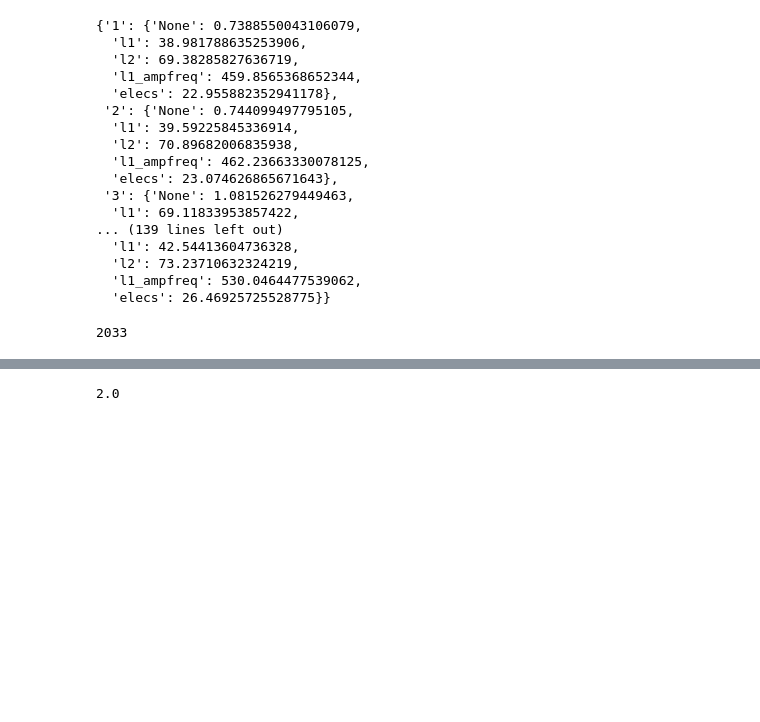
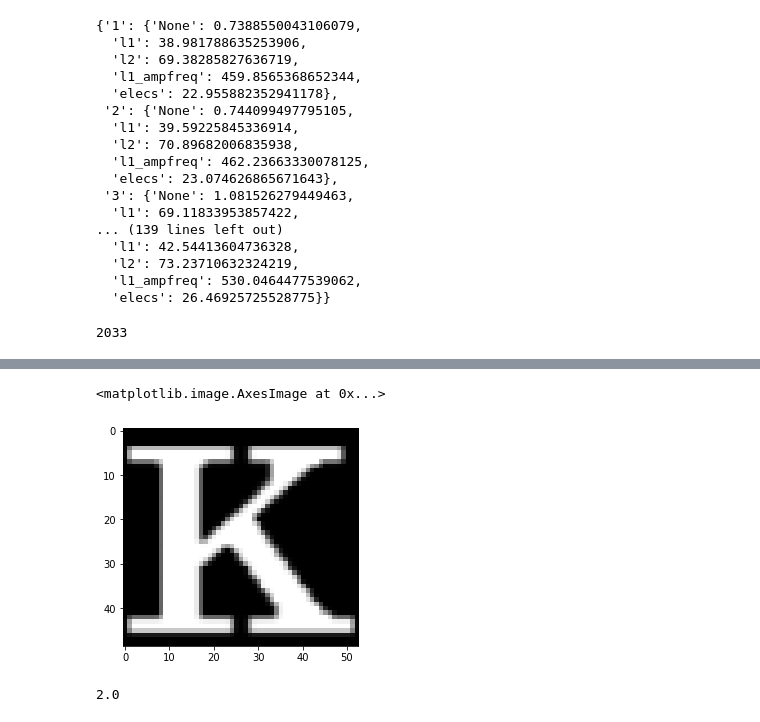
Before and after one commit to jgranley/CS291a, a Jupyter notebook: notebooks/tf_p2p.ipynb, the cells around one changed output, grey strips where cells are left out. Drawn from its saved outputs; the diff is of its cells as text; code cells hidden in the pictures; blank space fills up the shorter version.

```diff
--- a/notebooks/tf_p2p.ipynb
+++ b/notebooks/tf_p2p.ipynb
@@ -945,3 +946,8 @@ model.plot()
+# %%
+plt.imshow(targets[1000], cmap='gray')
+# %% [output]
+<matplotlib.image.AxesImage at 0x...>
+[figure, added]
 # %%
 np.max(targets[0])
 # %% [output]
```
Also changed, not shown: parts of 3 cells of this notebook, 1 other file.
